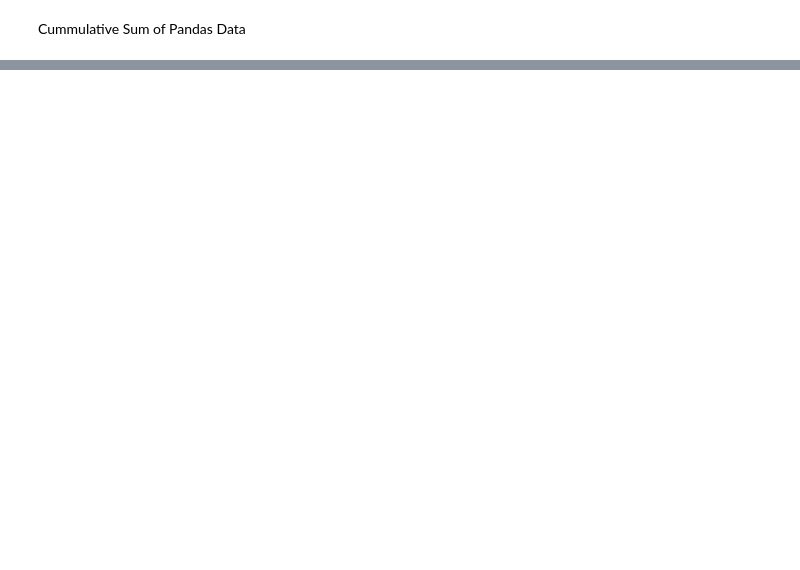
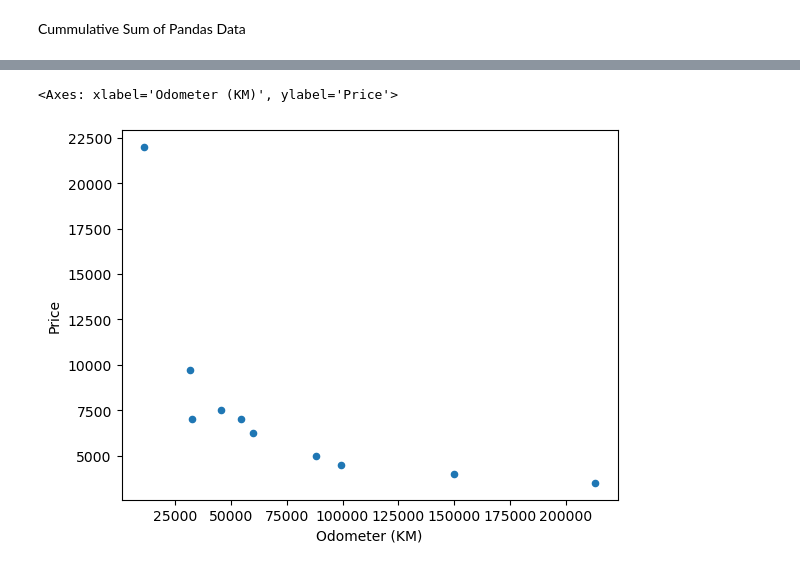
Before and after one commit to aftb777/Learning-Machine, a Jupyter notebook: MatpotlibCodes/PlottingPandas.ipynb, the cells around one changed output, grey strips where cells are left out. Saved outputs shown, nothing was run; the diff lists cells and outputs as text; code cells hidden in the pictures; blank space fills up the shorter version.

```diff
--- a/MatpotlibCodes/PlottingPandas.ipynb
+++ b/MatpotlibCodes/PlottingPandas.ipynb
@@ -23,0 +70,10 @@ time_stamp.plot(
+# %%
+# Scatter Plot
+car_sales.plot(
+    x="Odometer (KM)",
+    y="Price",
+    kind="scatter"
+)
+# %% [output]
+<Axes: xlabel='Odometer (KM)', ylabel='Price'>
+[figure, added]
```
Also changed, not shown: parts of 10 cells of this notebook.
